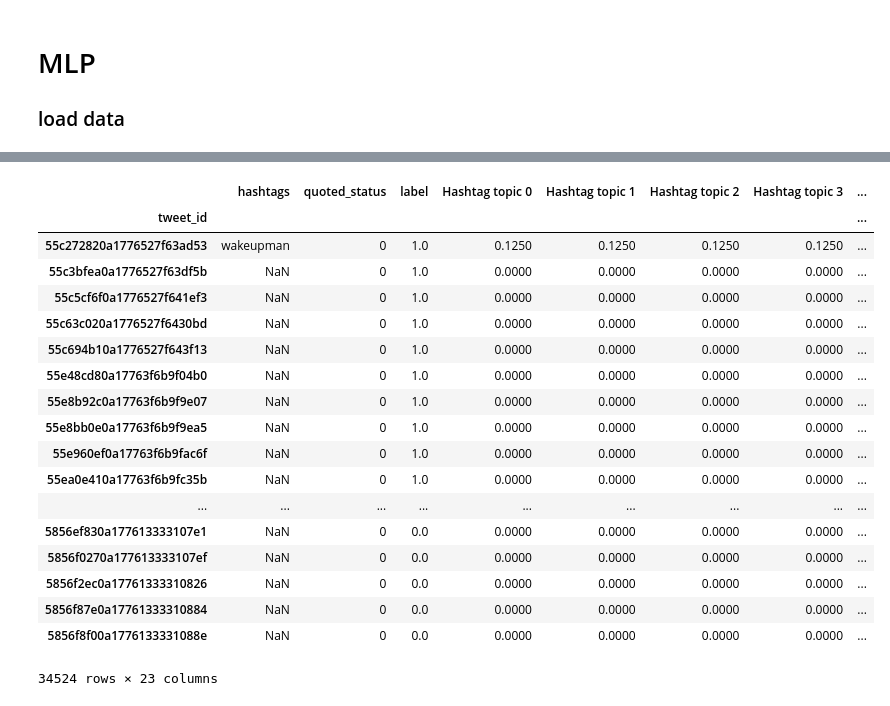
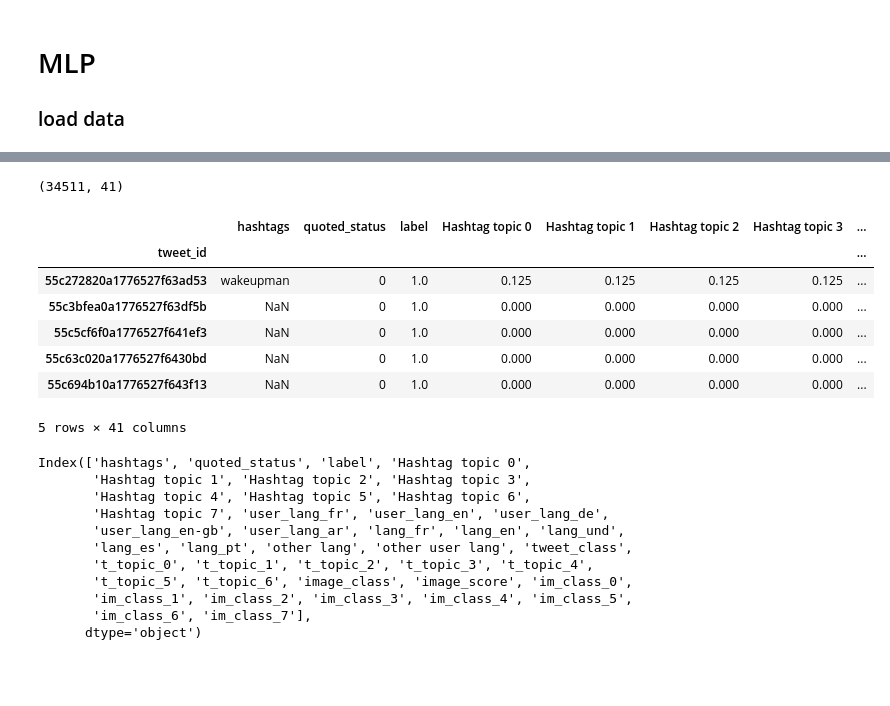
Before and after one commit to valstrl/CSM-project, a Jupyter notebook: mlp.ipynb, the cells around one changed output, grey strips where cells are left out. Cells and saved outputs as stored; diff of their text form; code cells hidden in the pictures; blank space fills up the shorter version.

```diff
--- a/mlp.ipynb
+++ b/mlp.ipynb
@@ -18,3 +18,8 @@ def str_bool(x):
     elif x== 'False':
         x=0
     return x
+# %%
+gt=pd.read_csv('data/groundtruth_all.csv', index_col='tweet_id').drop(['Unnamed: 0','Unnamed: 0.1'], axis =1)
+print(gt.shape)
+gt=gt.drop('id', axis =1)
+gt.head()
@@ -21,41 +36,52 @@ def str_bool(x):
 # %%
-gt_hashtag_lang= pd.read_csv('data/groundtruth_hashtags_lang.csv',index_col=0 )
-gt_hashtag_lang=gt_hashtag_lang[~gt_hashtag_lang['tweet_id'].isna()]
-gt_hashtag_lang=gt_hashtag_lang.set_index('tweet_id')
+#gt= pd.read_csv('data/groundtruth_hashtags_lang.csv',index_col=0 )
 
-gt_hashtag_lang['quoted_status']= ~gt_hashtag_lang['quoted_status'].isna()
-gt_hashtag_lang=gt_hashtag_lang.drop( [ 'lang', 'text', 'user_lang','retweeted'], axis =1)
+#check if NaN tweet_id
+#gt=gt[~gt['tweet_id'].isna()]
+#gt=gt.set_index('tweet_id')
+
+gt['quoted_status']= ~gt['quoted_status'].isnull()
+gt[[ 'quoted_status']] = gt[[ 'quoted_status']].astype(int)
+
+gt=gt.drop( [ 'lang', 'text', 'user_lang','retweeted'], axis =1)
+#gt['retweeted'] = gt['retweeted'].apply(lambda x: str_bool(x))
 
 
-lang_col = [col for col in gt_hashtag_lang.columns if col.startswith('lang_')]
-user_lang_col= [col for col in gt_hashtag_lang.columns if col.startswith('user_lang_')]
-hashtag_col= [col for col in gt_hashtag_lang.columns if col.startswith('Hashtag topic')]
+lang_col = [col for col in gt.columns if col.startswith('lang_')]
+user_lang_col= [col for col in gt.columns if col.startswith('user_lang_')]
+hashtag_col= [col for col in gt.columns if col.startswith('Hashtag topic')]
+img_col= [col for col in gt.columns if col.startswith('im_class_')] + ['image_class', 'image_score']
+topic_col= [col for col in gt.columns if col.startswith('t_topic_')]+['tweet_class']
 
-gt_hashtag_lang[[ 'quoted_status']] = gt_hashtag_lang[[ 'quoted_status']].astype(int)
-#gt_hashtag_lang['retweeted'] = gt_hashtag_lang['retweeted'].apply(lambda x: str_bool(x))
-gt_hashtag_lang[user_lang_col + ['other user lang']] = gt_hashtag_lang[user_lang_col + ['other user lang']].fillna(0).astype(int)
-gt_hashtag_lang[lang_col + ['other lang']] = gt_hashtag_lang[lang_col + ['other lang']].fillna(0).astype(int)
-gt_hashtag_lang[hashtag_col] = gt_hashtag_lang[hashtag_col].fillna(0).apply(lambda x: [str_bool(y) for y in x.values])
-gt_hashtag_lang[hashtag_col] = gt_hashtag_lang[hashtag_col].astype(float)
-gt_hashtag_lang
+
+gt[user_lang_col + ['other user lang']] = gt[user_lang_col + ['other user lang']].fillna(0).astype(int)
+gt[lang_col + ['other lang']] = gt[lang_col + ['other lang']].fillna(0).astype(int)
+gt[hashtag_col] = gt[hashtag_col].fillna(0).apply(lambda x: [str_bool(y) for y in x.values])
+gt[hashtag_col] = gt[hashtag_col].astype(float)
+print(gt.shape)
+gt.head()
 # %% [output]
+(34511, 41)
 |  | hashtags | quoted_status | label | Hashtag topic 0 | Hashtag topic 1 | Hashtag topic 2 | Hashtag topic 3 | ... |
 | tweet_id |  |  |  |  |  |  |  | ... |
-| 55c272820a1776527f63ad53 | wakeupman | 0 | 1.0 | 0.1250 | 0.1250 | 0.1250 | 0.1250 | ... |
-| 55c3bfea0a1776527f63df5b | NaN | 0 | 1.0 | 0.0000 | 0.0000 | 0.0000 | 0.0000 | ... |
-| 55c5cf6f0a1776527f641ef3 | NaN | 0 | 1.0 | 0.0000 | 0.0000 | 0.0000 | 0.0000 | ... |
-| 55c63c020a1776527f6430bd | NaN | 0 | 1.0 | 0.0000 | 0.0000 | 0.0000 | 0.0000 | ... |
-| 55c694b10a1776527f643f13 | NaN | 0 | 1.0 | 0.0000 | 0.0000 | 0.0000 | 0.0000 | ... |
-| 55e48cd80a17763f6b9f04b0 | NaN | 0 | 1.0 | 0.0000 | 0.0000 | 0.0000 | 0.0000 | ... |
-| 55e8b92c0a17763f6b9f9e07 | NaN | 0 | 1.0 | 0.0000 | 0.0000 | 0.0000 | 0.0000 | ... |
-| 55e8bb0e0a17763f6b9f9ea5 | NaN | 0 | 1.0 | 0.0000 | 0.0000 | 0.0000 | 0.0000 | ... |
-| 55e960ef0a17763f6b9fac6f | NaN | 0 | 1.0 | 0.0000 | 0.0000 | 0.0000 | 0.0000 | ... |
-| 55ea0e410a17763f6b9fc35b | NaN | 0 | 1.0 | 0.0000 | 0.0000 | 0.0000 | 0.0000 | ... |
-| ... | ... | ... | ... | ... | ... | ... | ... | ... |
-| 5856ef830a177613333107e1 | NaN | 0 | 0.0 | 0.0000 | 0.0000 | 0.0000 | 0.0000 | ... |
-| 5856f0270a177613333107ef | NaN | 0 | 0.0 | 0.0000 | 0.0000 | 0.0000 | 0.0000 | ... |
-| 5856f2ec0a17761333310826 | NaN | 0 | 0.0 | 0.0000 | 0.0000 | 0.0000 | 0.0000 | ... |
-| 5856f87e0a17761333310884 | NaN | 0 | 0.0 | 0.0000 | 0.0000 | 0.0000 | 0.0000 | ... |
-| 5856f8f00a1776133331088e | NaN | 0 | 0.0 | 0.0000 | 0.0000 | 0.0000 | 0.0000 | ... |
+| 55c272820a1776527f63ad53 | wakeupman | 0 | 1.0 | 0.125 | 0.125 | 0.125 | 0.125 | ... |
+| 55c3bfea0a1776527f63df5b | NaN | 0 | 1.0 | 0.000 | 0.000 | 0.000 | 0.000 | ... |
+| 55c5cf6f0a1776527f641ef3 | NaN | 0 | 1.0 | 0.000 | 0.000 | 0.000 | 0.000 | ... |
+| 55c63c020a1776527f6430bd | NaN | 0 | 1.0 | 0.000 | 0.000 | 0.000 | 0.000 | ... |
+| 55c694b10a1776527f643f13 | NaN | 0 | 1.0 | 0.000 | 0.000 | 0.000 | 0.000 | ... |
-34524 rows × 23 columns
+5 rows × 41 columns
+# %%
+gt.columns
+# %% [output]
+Index(['hashtags', 'quoted_status', 'label', 'Hashtag topic 0',
+       'Hashtag topic 1', 'Hashtag topic 2', 'Hashtag topic 3',
+       'Hashtag topic 4', 'Hashtag topic 5', 'Hashtag topic 6',
+       'Hashtag topic 7', 'user_lang_fr', 'user_lang_en', 'user_lang_de',
+       'user_lang_en-gb', 'user_lang_ar', 'lang_fr', 'lang_en', 'lang_und',
+       'lang_es', 'lang_pt', 'other lang', 'other user lang', 'tweet_class',
+       't_topic_0', 't_topic_1', 't_topic_2', 't_topic_3', 't_topic_4',
+       't_topic_5', 't_topic_6', 'image_class', 'image_score', 'im_class_0',
+       'im_class_1', 'im_class_2', 'im_class_3', 'im_class_4', 'im_class_5',
+       'im_class_6', 'im_class_7'],
+      dtype='object')
 # %% [markdown]
```
Also changed, not shown: parts of 21 cells of this notebook.
